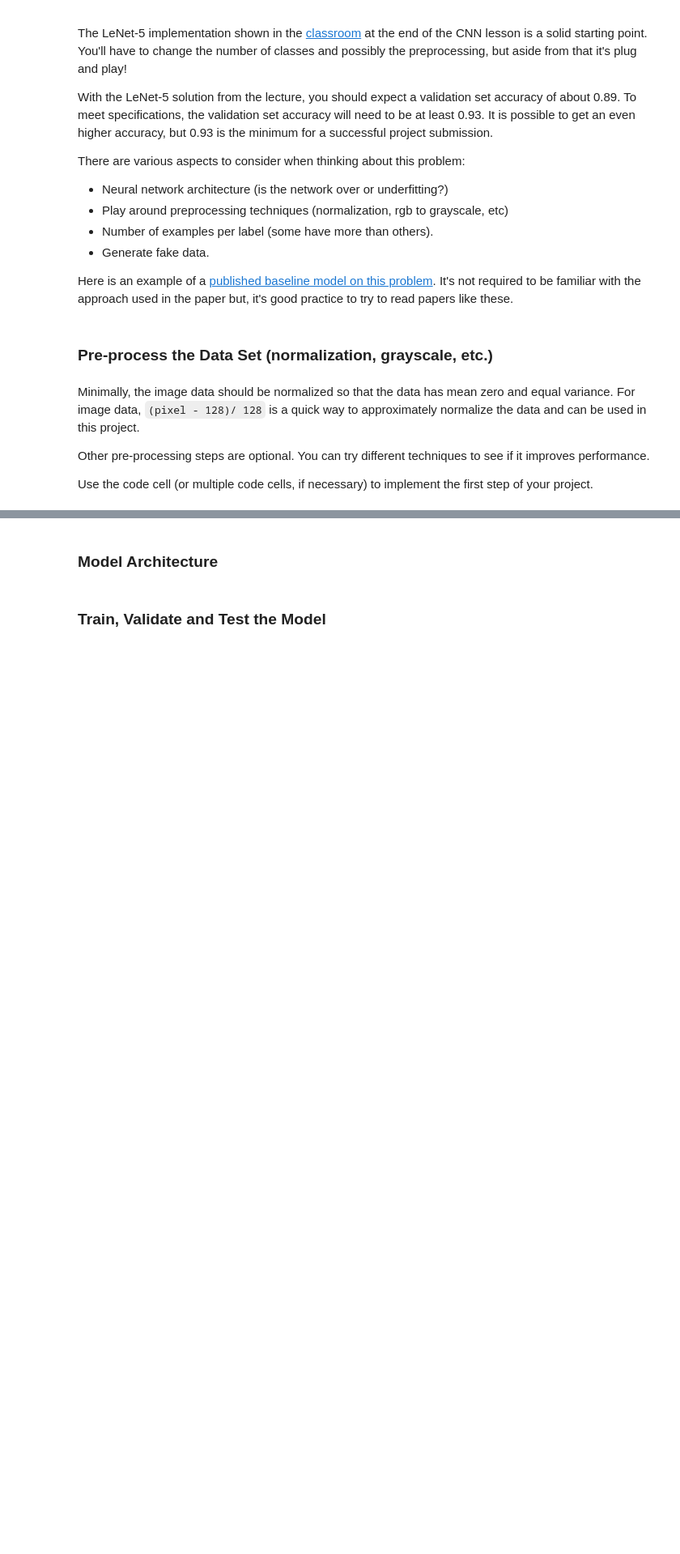
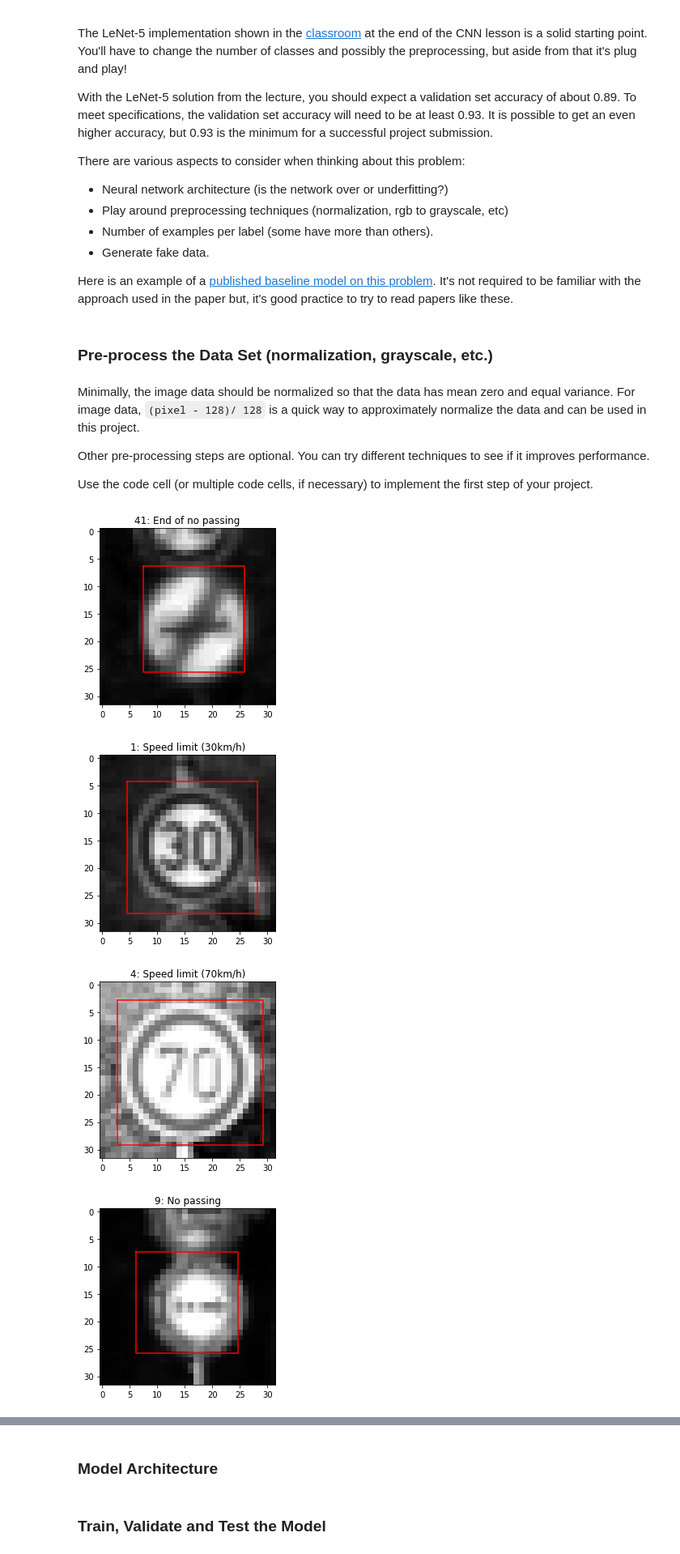
Before and after one commit to ysono/CarND-T1P2-Traffic-Sign-Classifier-Project, a Jupyter notebook: Traffic_Sign_Classifier.ipynb, the cells around one changed output, grey strips where cells are left out. Shown at 81% size. Drawn from its saved outputs; the diff is of its cells as text; code cells hidden in the pictures; blank space fills up the shorter version.

```diff
--- a/Traffic_Sign_Classifier.ipynb
+++ b/Traffic_Sign_Classifier.ipynb
@@ -161,8 +179,15 @@ Use the code cell (or multiple code cells, if necessary) to implement the first
 # %%
 import cv2
 import numpy as np
 
 def pre_proc_images_gray(images):
     return np.array([cv2.cvtColor(img, cv2.COLOR_RGB2GRAY).reshape(image_dim, image_dim, 1) for img in images])
 
-figs_garbage.extend(visualize_training_images(pre_proc_images_gray(X_train)[:,:,:,0], cmap='gray'))
+temp_dataset = sample_dataset(train, 4000)
+temp_dataset['features'] = pre_proc_images_gray(temp_dataset['features'])[:,:,:,0]
+figs_garbage.extend(visualize_dataset(temp_dataset, cmap='gray'))
+# %% [output]
+[figure, added]
+[figure, added]
+[figure, added]
+[figure, added]
```
Also changed, not shown: parts of 17 cells of this notebook.
